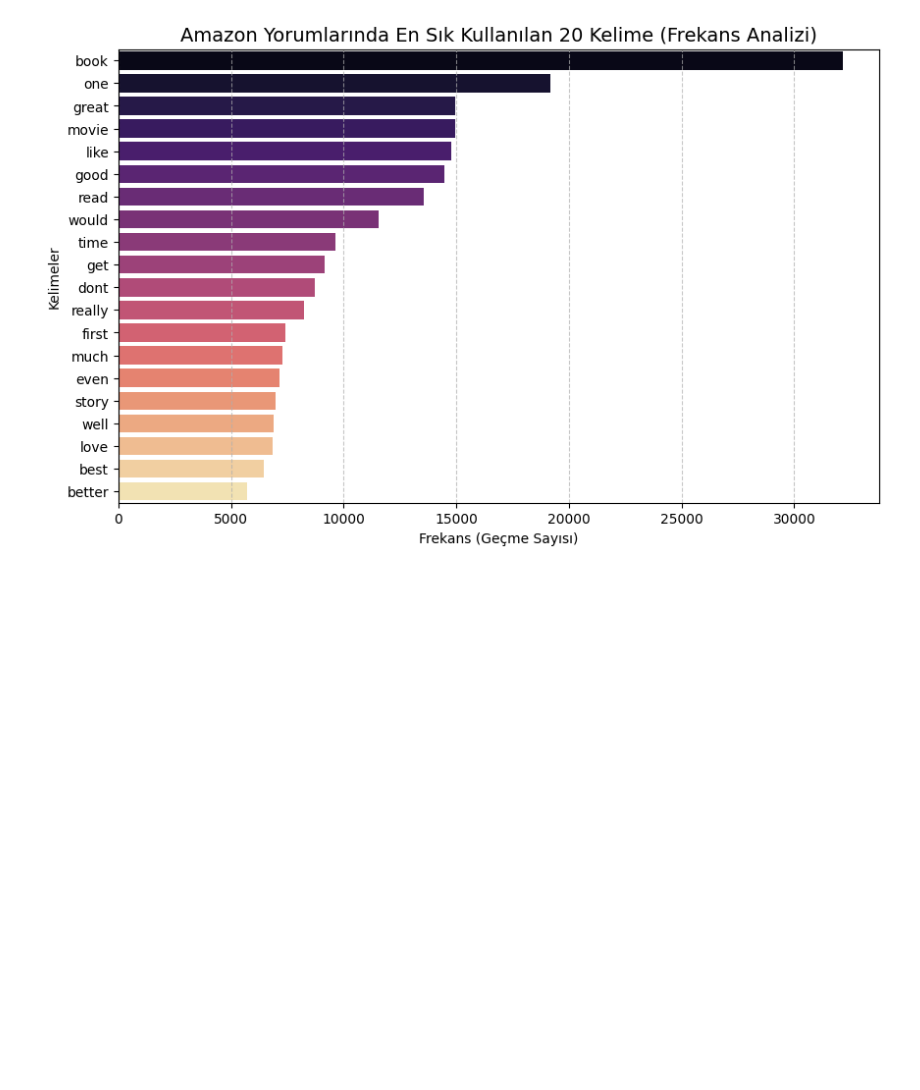
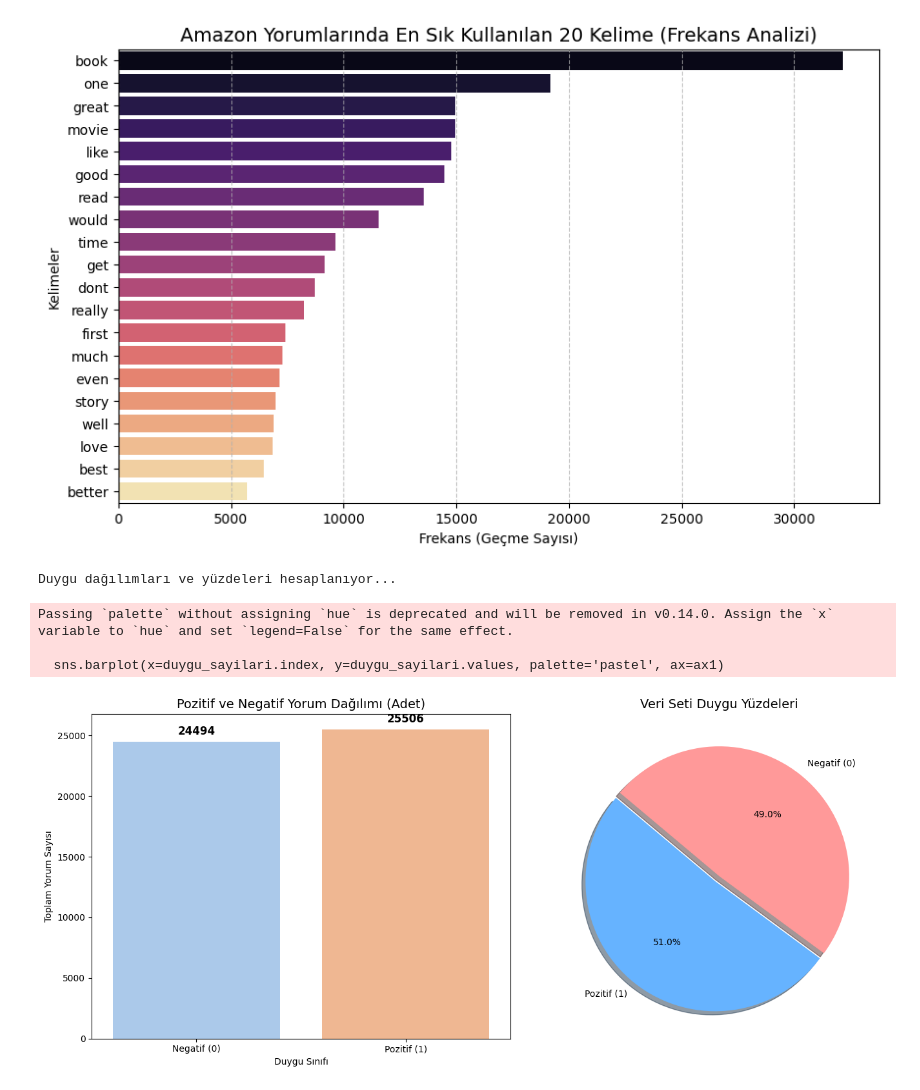
Before and after one commit to brknaa/amazon-alexa-nlp-dashboard, a Jupyter notebook: nlp_model.ipynb, the cells around one changed output. Drawn from its saved outputs; the diff is of its cells as text; code cells hidden in the pictures; blank space fills up the shorter version.

Commit message:
Duygu dağılımları (sütun grafik) ve duygu yüzdeleri (pasta grafik) analizleri eklendi.

```diff
--- a/nlp_model.ipynb
+++ b/nlp_model.ipynb
@@ -354,3 +354,43 @@ Passing `palette` without assigning `hue` is deprecated and will be removed in v
 
   sns.barplot(x=frekanslar, y=kelimeler, palette='magma')
 [figure]
+# %%
+print("Duygu dağılımları ve yüzdeleri hesaplanıyor...\n")
+
+# Veri setindeki 0 ve 1'lerin toplam sayısını al
+duygu_sayilari = df['sentiment'].value_counts()
+
+# Yan yana iki grafik çizmek için geniş bir tuval (figure) oluştur
+fig, (ax1, ax2) = plt.subplots(1, 2, figsize=(14, 6))
+
+# --- 1. GRAFİK: POZİTİF VE NEGATİF YORUM DAĞILIMLARI (SÜTUN GRAFİK) ---
+sns.barplot(x=duygu_sayilari.index, y=duygu_sayilari.values, palette='pastel', ax=ax1)
+ax1.set_title('Pozitif ve Negatif Yorum Dağılımı (Adet)', fontsize=14)
+ax1.set_xlabel('Duygu Sınıfı')
+ax1.set_ylabel('Toplam Yorum Sayısı')
+ax1.set_xticks([0, 1])
+ax1.set_xticklabels(['Negatif (0)', 'Pozitif (1)'])
+
+# Sütunların üzerine tam sayıları yazdırma
+for p in ax1.patches:
+    ax1.annotate(f'{int(p.get_height())}', (p.get_x() + p.get_width() / 2., p.get_height()),
+                 ha='center', va='bottom', fontsize=12, fontweight='bold', color='black',
+                 xytext=(0, 5), textcoords='offset points')
+
+# --- 2. GRAFİK: DUYGU YÜZDELERİ (PASTA GRAFİK) ---
+# Pasta grafiği için etiketleri ve renkleri ayarla
+etiketler = ['Pozitif (1)' if x == 1 else 'Negatif (0)' for x in duygu_sayilari.index]
+renkler = ['#66b3ff', '#ff9999'] # Mavi ve kırmızı tonları
+
+ax2.pie(duygu_sayilari.values, labels=etiketler, autopct='%1.1f%%', colors=renkler,
+        startangle=140, shadow=True, explode=(0.05, 0))
+ax2.set_title('Veri Seti Duygu Yüzdeleri', fontsize=14)
+
+plt.tight_layout()
+plt.show()
+# %% [output]
+Duygu dağılımları ve yüzdeleri hesaplanıyor...
+Passing `palette` without assigning `hue` is deprecated and will be removed in v0.14.0. Assign the `x` variable to `hue` and set `legend=False` for the same effect.
+
+  sns.barplot(x=duygu_sayilari.index, y=duygu_sayilari.values, palette='pastel', ax=ax1)
+[figure, added]
```
